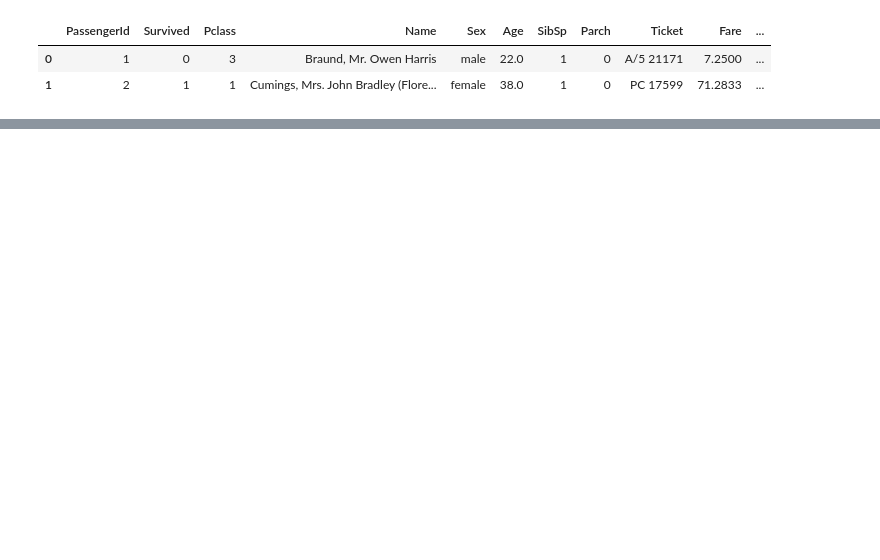
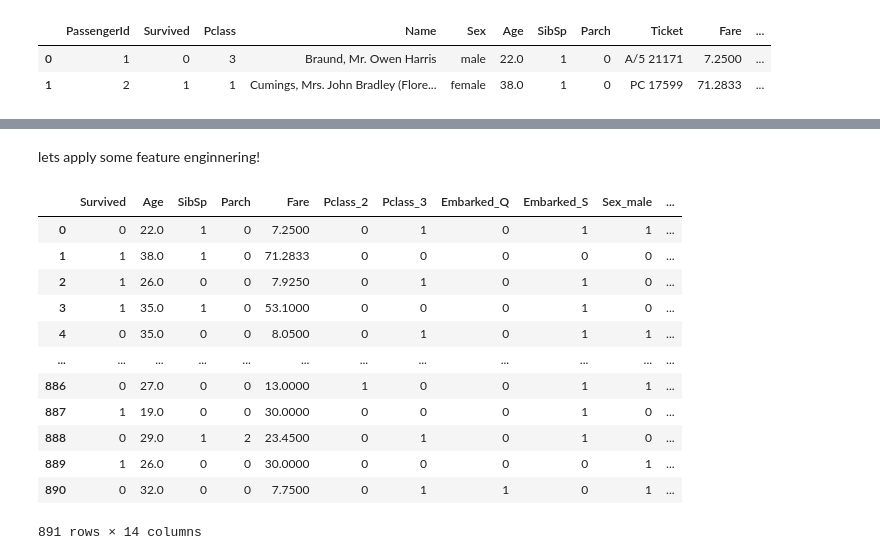
Before and after one commit to kisukegremory/titanic-multivariate-analysis, a Jupyter notebook: 1 - Statsmodels.ipynb, the cells around one changed output, grey strips where cells are left out. Cells and saved outputs as stored; diff of their text form; code cells hidden in the pictures; blank space fills up the shorter version.

```diff
--- a/1 - Statsmodels.ipynb
+++ b/1 - Statsmodels.ipynb
@@ -64,0 +137,23 @@ Logit Regression Results
+# %% [markdown]
+lets apply some feature enginnering!
+# %%
+df['male_pclass3'] = df['Sex_male'] * df['Pclass_3']
+df['sex_age'] = df['Age'] * df['Sex_male']
+df['Fare_above28'] = (df['Fare'] > 28.85).astype(int)
+df['const'] = 1
+# %%
+df
+# %% [output]
+|  | Survived | Age | SibSp | Parch | Fare | Pclass_2 | Pclass_3 | Embarked_Q | Embarked_S | Sex_male | ... |
+| 0 | 0 | 22.0 | 1 | 0 | 7.2500 | 0 | 1 | 0 | 1 | 1 | ... |
+| 1 | 1 | 38.0 | 1 | 0 | 71.2833 | 0 | 0 | 0 | 0 | 0 | ... |
+| 2 | 1 | 26.0 | 0 | 0 | 7.9250 | 0 | 1 | 0 | 1 | 0 | ... |
+| 3 | 1 | 35.0 | 1 | 0 | 53.1000 | 0 | 0 | 0 | 1 | 0 | ... |
+| 4 | 0 | 35.0 | 0 | 0 | 8.0500 | 0 | 1 | 0 | 1 | 1 | ... |
+| ... | ... | ... | ... | ... | ... | ... | ... | ... | ... | ... | ... |
+| 886 | 0 | 27.0 | 0 | 0 | 13.0000 | 1 | 0 | 0 | 1 | 1 | ... |
+| 887 | 1 | 19.0 | 0 | 0 | 30.0000 | 0 | 0 | 0 | 1 | 0 | ... |
+| 888 | 0 | 29.0 | 1 | 2 | 23.4500 | 0 | 1 | 0 | 1 | 0 | ... |
+| 889 | 1 | 26.0 | 0 | 0 | 30.0000 | 0 | 0 | 0 | 0 | 1 | ... |
+| 890 | 0 | 32.0 | 0 | 0 | 7.7500 | 0 | 1 | 1 | 0 | 1 | ... |
+891 rows × 14 columns
```
Also changed, not shown: parts of 26 cells of this notebook.
